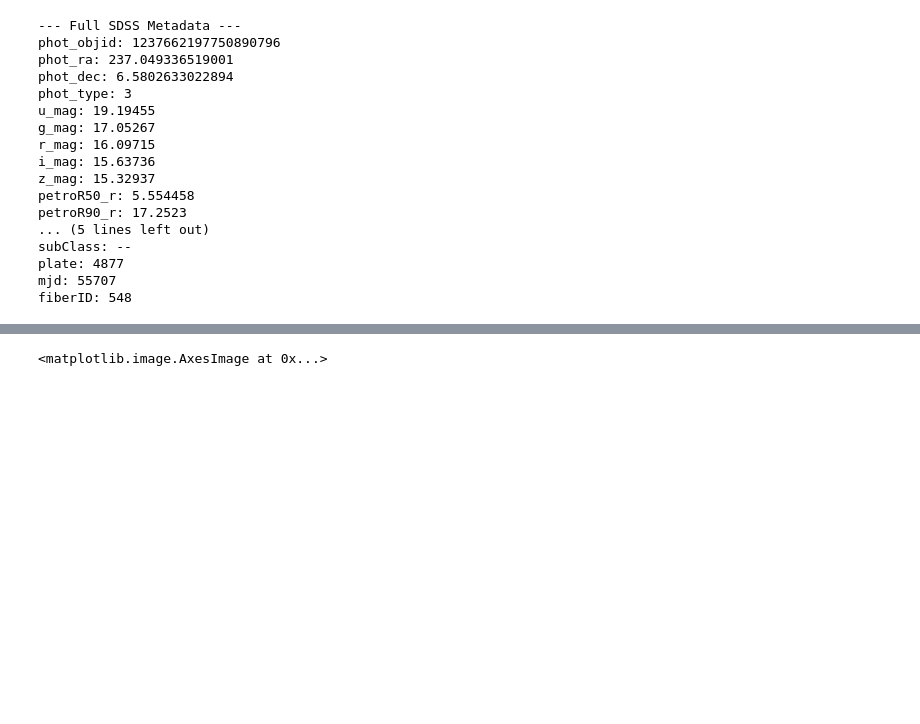
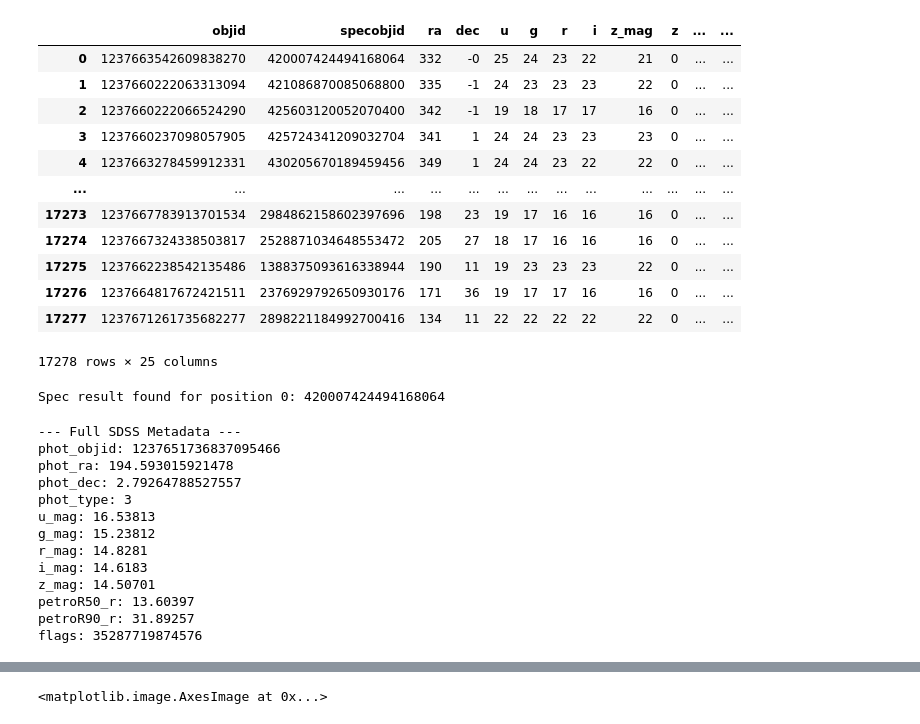
Before and after one commit to DenysGolub/Galaxy-Classification, a Jupyter notebook: notebooks/gather_metadata.ipynb, the cells around one changed output, grey strips where cells are left out. Saved outputs shown, nothing was run; the diff lists cells and outputs as text; code cells hidden in the pictures; blank space fills up the shorter version.

```diff
--- a/notebooks/gather_metadata.ipynb
+++ b/notebooks/gather_metadata.ipynb
@@ -15,0 +263,2 @@ labels = utils.to_categorical(labels, 10).astype(np.float32)
+# %%
+df = pd.DataFrame(pdf_rows)
@@ -16,20 +291,55 @@ labels = utils.to_categorical(labels, 10).astype(np.float32)
+# %%
+df
+# %% [output]
+|  | objid | specobjid | ra | dec | u | g | r | i | z_mag | z | ... | ... |
+| 0 | 1237663542609838270 | 420007424494168064 | 332 | -0 | 25 | 24 | 23 | 22 | 21 | 0 | ... | ... |
+| 1 | 1237660222063313094 | 421086870085068800 | 335 | -1 | 24 | 23 | 23 | 23 | 22 | 0 | ... | ... |
+| 2 | 1237660222066524290 | 425603120052070400 | 342 | -1 | 19 | 18 | 17 | 17 | 16 | 0 | ... | ... |
+| 3 | 1237660237098057905 | 425724341209032704 | 341 | 1 | 24 | 24 | 23 | 23 | 23 | 0 | ... | ... |
+| 4 | 1237663278459912331 | 430205670189459456 | 349 | 1 | 24 | 24 | 23 | 22 | 22 | 0 | ... | ... |
+| ... | ... | ... | ... | ... | ... | ... | ... | ... | ... | ... | ... | ... |
+| 17273 | 1237667783913701534 | 2984862158602397696 | 198 | 23 | 19 | 17 | 16 | 16 | 16 | 0 | ... | ... |
+| 17274 | 1237667324338503817 | 2528871034648553472 | 205 | 27 | 18 | 17 | 16 | 16 | 16 | 0 | ... | ... |
+| 17275 | 1237662238542135486 | 1388375093616338944 | 190 | 11 | 19 | 23 | 23 | 23 | 22 | 0 | ... | ... |
+| 17276 | 1237664817672421511 | 2376929792650930176 | 171 | 36 | 19 | 17 | 17 | 16 | 16 | 0 | ... | ... |
+| 17277 | 1237671261735682277 | 2898221184992700416 | 134 | 11 | 22 | 22 | 22 | 22 | 22 | 0 | ... | ... |
+17278 rows × 25 columns
+# %%
+nulls = 0
+for i in range(1):
+
+    ra_search = ra[i]
+    dec_search = dec[i]
+
+    pos = coords.SkyCoord(ra=ra_search*u.deg, dec=dec_search*u.deg)
+
+    spec_result = SDSS.query_region(
+        pos, radius=10*u.arcsec,
+        specobj_fields=["specobjid", "z", "velDisp", "class", "subClass", "plate", "mjd", "fiberID"]
+    )
+
+    if spec_result is not None and len(spec_result) > 0:
+        row = spec_result[0]
+        print(f"Spec result found for position {i}: {row['specobjid']}")
+    else:
+        nulls += 1
+        print(f"No spec result found for position {i}")
+# %% [output]
+Spec result found for position 0: 420007424494168064
 # %%
-from astroquery.sdss import SDSS
-from astropy import coordinates as coords
-import astropy.units as u
 
-ra_search = ra[50]
-dec_search = dec[50]
+ra_search = 194.5939288766277
+dec_search = 2.7939167633484434
 
 pos = coords.SkyCoord(ra=ra_search*u.deg, dec=dec_search*u.deg)
 
 phot_result = SDSS.query_region(
-    pos, radius=2*u.arcsec,
+    pos, radius=10*u.arcsec,
     photoobj_fields=["objid", "ra", "dec", "u", "g", "r", "i", "z", "type", "petroR50_r", "petroR90_r", "flags"]
 )
 
 spec_result = SDSS.query_region(
-    pos, radius=2*u.arcsec,
+    pos, radius=10*u.arcsec,
     specobj_fields=["specobjid", "z", "velDisp", "class", "subClass", "plate", "mjd", "fiberID"]
 )
 
@@ -70,19 +380,15 @@ for key, value in metadata.items():
     print(f"{key}: {value}")
 # %% [output]
 --- Full SDSS Metadata ---
-phot_objid: 1237662197750890796
-phot_ra: 237.049336519001
-phot_dec: 6.5802633022894
+phot_objid: 1237651736837095466
+phot_ra: 194.593015921478
+phot_dec: 2.79264788527557
 phot_type: 3
-u_mag: 19.19455
-g_mag: 17.05267
-r_mag: 16.09715
-i_mag: 15.63736
-z_mag: 15.32937
-petroR50_r: 5.554458
-petroR90_r: 17.2523
-... (5 lines left out)
-subClass: --
-plate: 4877
-mjd: 55707
-fiberID: 548
+u_mag: 16.53813
+g_mag: 15.23812
+r_mag: 14.8281
+i_mag: 14.6183
+z_mag: 14.50701
+petroR50_r: 13.60397
+petroR90_r: 31.89257
+flags: 35287719874576
```
Also changed, not shown: parts of 21 cells of this notebook, 16 other files.
